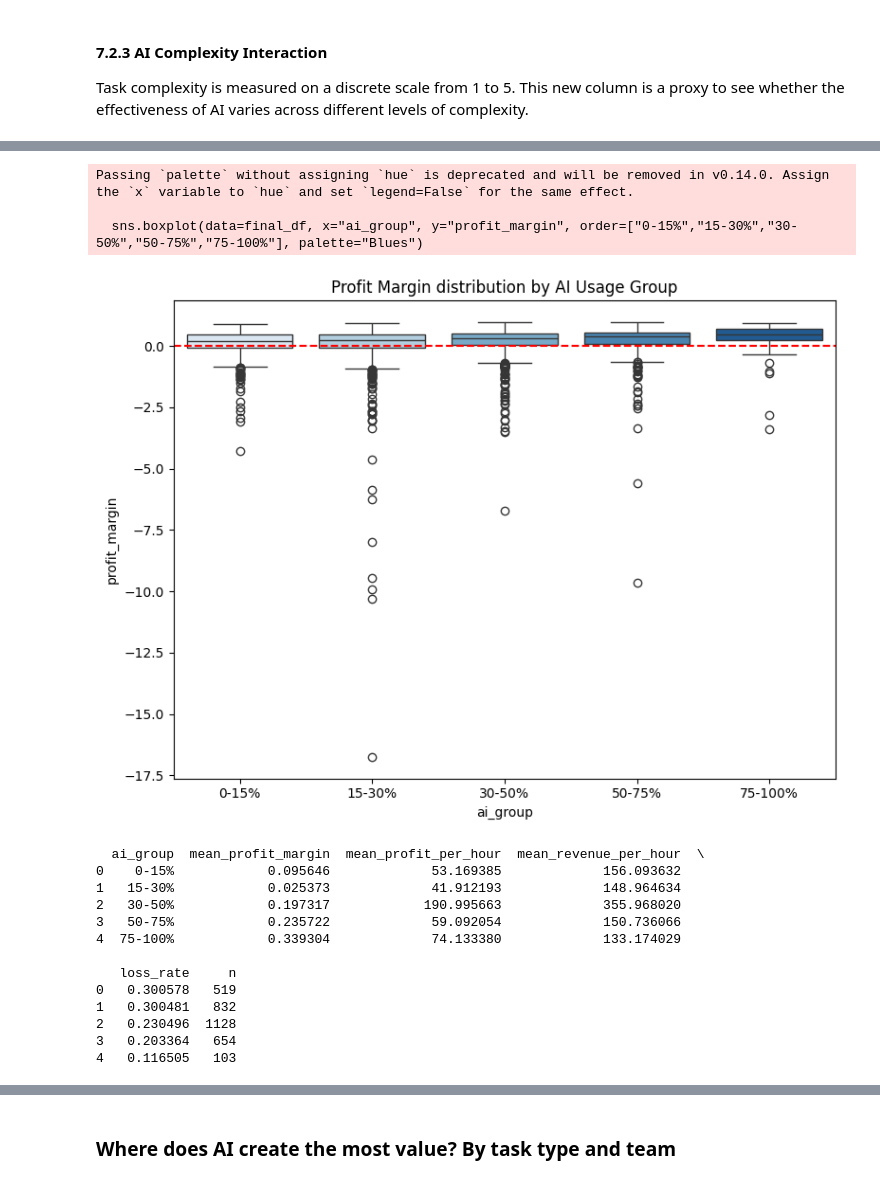
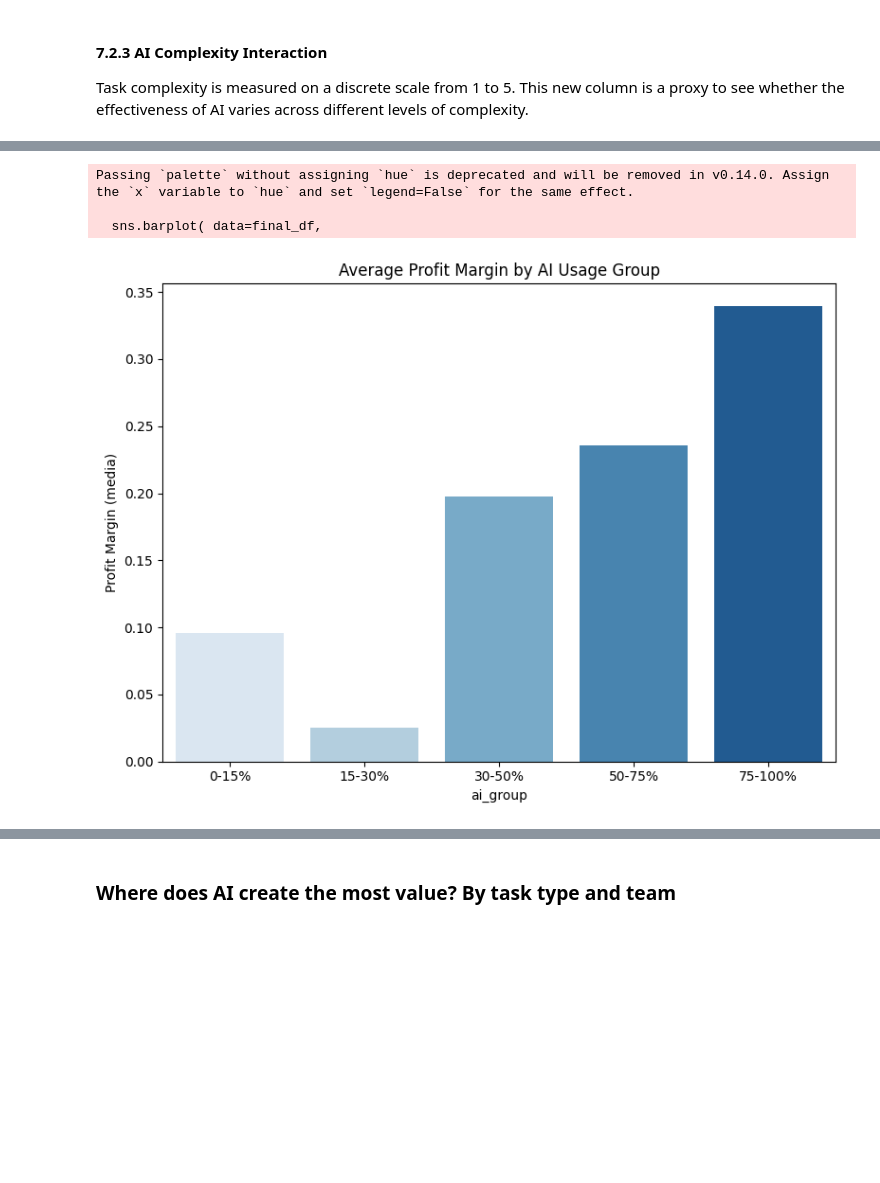
Before and after one commit to Cam-crt/FCM-Data-Alchemist, a Jupyter notebook: src/main_final.ipynb, the cells around one changed output, grey strips where cells are left out. Drawn from its saved outputs; the diff is of its cells as text; code cells hidden in the pictures; blank space fills up the shorter version.

```diff
--- a/src/main_final.ipynb
+++ b/src/main_final.ipynb
@@ -1101,38 +1154,21 @@ final_df.groupby("ai_group")["profit"].agg(["count", "mean", "median", "min", "m
-# %%
-#Distribution of profit_margin for ai_group (boxplot)
-plt.figure(figsize=(8, 6))
-sns.boxplot(data=final_df, x="ai_group", y="profit_margin", order=["0-15%","15-30%","30-50%","50-75%","75-100%"], palette="Blues")
-plt.axhline(0, color="red", linestyle="--")
-plt.title("Profit Margin distribution by AI Usage Group")
-plt.tight_layout()
-plt.show()
-# %% [output]
-Passing `palette` without assigning `hue` is deprecated and will be removed in v0.14.0. Assign the `x` variable to `hue` and set `legend=False` for the same effect.
-
-  sns.boxplot(data=final_df, x="ai_group", y="profit_margin", order=["0-15%","15-30%","30-50%","50-75%","75-100%"], palette="Blues")
-[figure, removed]
-# %%
-#profit_per_hour and revenue_per_hour for ai_group.
-summary = final_df.groupby("ai_group", observed=True).agg(
-    mean_profit_margin=("profit_margin", "mean"),
-    mean_profit_per_hour=("profit_per_hour", "mean"),
-    mean_revenue_per_hour=("revenue_per_hour", "mean"),
-    loss_rate=("is_loss", "mean"),
-    n=("profit_margin", "count")
-).reset_index()
-print(summary)
-# %% [output]
-  ai_group  mean_profit_margin  mean_profit_per_hour  mean_revenue_per_hour  \
-0    0-15%            0.095646             53.169385             156.093632
-1   15-30%            0.025373             41.912193             148.964634
-2   30-50%            0.197317            190.995663             355.968020
-3   50-75%            0.235722             59.092054             150.736066
-4  75-100%            0.339304             74.133380             133.174029
-
-   loss_rate     n
-0   0.300578   519
-1   0.300481   832
-2   0.230496  1128
-3   0.203364   654
-4   0.116505   103
+# %%
+plt.figure(figsize=(8, 6))
+order = ["0-15%", "15-30%", "30-50%", "50-75%", "75-100%"]
+
+sns.barplot( data=final_df,
+    x="ai_group",
+    y="profit_margin",
+    order=order,
+    palette="Blues",
+    errorbar=None)
+
+plt.title("Average Profit Margin by AI Usage Group")
+plt.ylabel("Profit Margin (media)")
+plt.tight_layout()
+plt.show()
+# %% [output]
+Passing `palette` without assigning `hue` is deprecated and will be removed in v0.14.0. Assign the `x` variable to `hue` and set `legend=False` for the same effect.
+
+  sns.barplot( data=final_df,
+[figure, added]
 # %% [markdown]
```
Also changed, not shown: parts of 74 cells of this notebook, 3 other files.
